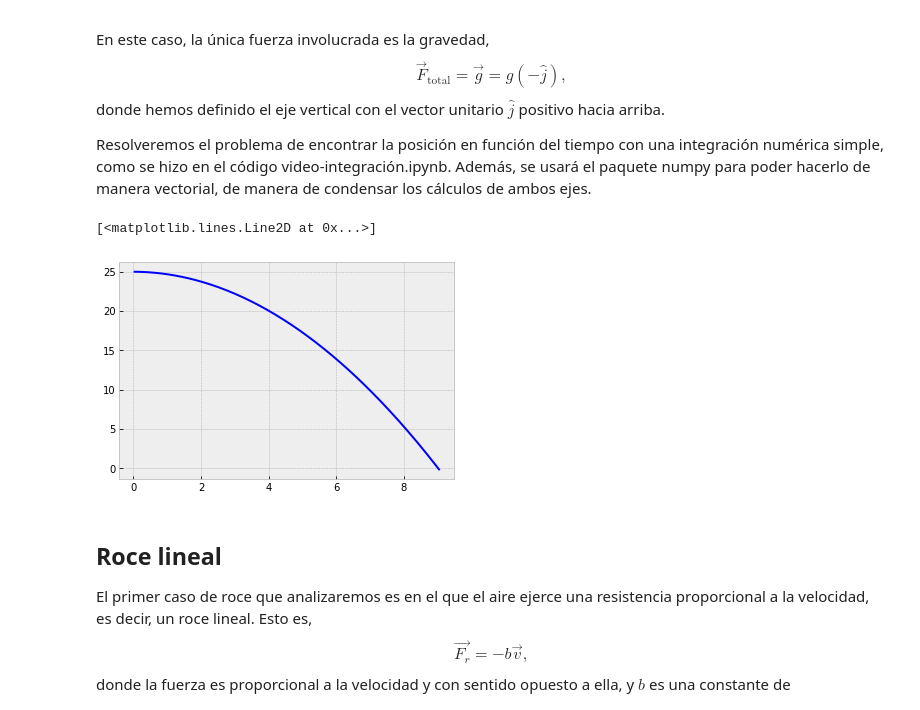
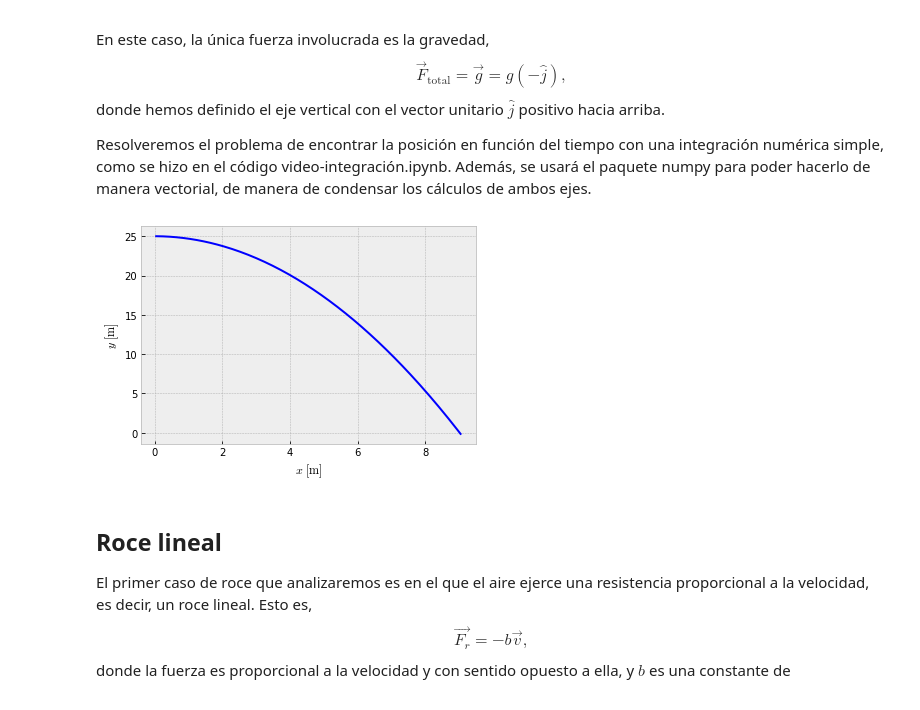
Before and after one commit to GerNeum13/Innovando-en-red---Fundamentos-de-mecanica, a Jupyter notebook: Códigos/video-movimiento-con-roce.ipynb, the cells around one changed output. Cells and saved outputs as stored; diff of their text form; code cells hidden in the pictures.

```diff
--- a/Códigos/video-movimiento-con-roce.ipynb
+++ b/Códigos/video-movimiento-con-roce.ipynb
@@ -32,30 +32,33 @@ M = 0.04    # Masa del cuerpo, en kg
 # %%
 x1 = np.array([0, h])    # Posición inicial, escrita en forma vectoial
 v1 = np.array([v0, 0])   # Velocidad inicial, es forma vectorial
 
 t = 0              # Tiempo inicial en segundos
 Dt = 0.01          # Intervalo de tiempo, en segundos
 
 x1_array = []      # Inicializamos las variables que almacenarán los resultado  en forma de arreglo, para ser graficados.
 y1_array = []      # las posiciones en x y en y por separado
 
 while x1[1] > 0:   # Control del cálculo. El cálculo se realiza en ciclos, mientras que la coordenada y sea positiva, hasta que el cuerpo llegue al suelo
     F = M*g        # Fuerza involucrada, que corresponde sólo a la de gravedad
 
     #Se hace el cálculo, antualizando las variables de velocidad, posición y tiempo.
     v1 = v1 + F*Dt/M
     x1 = x1 + v1*Dt
     t = t + Dt
     x1_array.append(x1[0])   # Guardamos el resultado del eje x
     y1_array.append(x1[1])   # Guardamos el resultado del eje y
 
     #plt.scatter(x1[0], x1[1], marker='x', c='blue', s=10)  # Markers más chicos (cirulos o puntitos)
 
 plt.plot(x1_array, y1_array, c='blue') #marker = 'o-'
-#Labels
+plt.grid(True)              # Ponemos una grilla en el gráfico, para ver mejor cómo cambian las variables.
+plt.xlabel('$x\ \\rm [m]$') # Etiqueta del eje x, escrita en entorno matemático LaTeX
+plt.ylabel('$y\ \\rm [m]$') # Etiqueta del eje y
+#plt.savefig('x_vs_t.png')
+plt.show()
 # %% [output]
-[<matplotlib.lines.Line2D at 0x...>]
-[figure, old version]
+[figure, new version]
 # %% [markdown]
 ## Roce lineal
 
```
Also changed, not shown: parts of 4 cells of this notebook.
